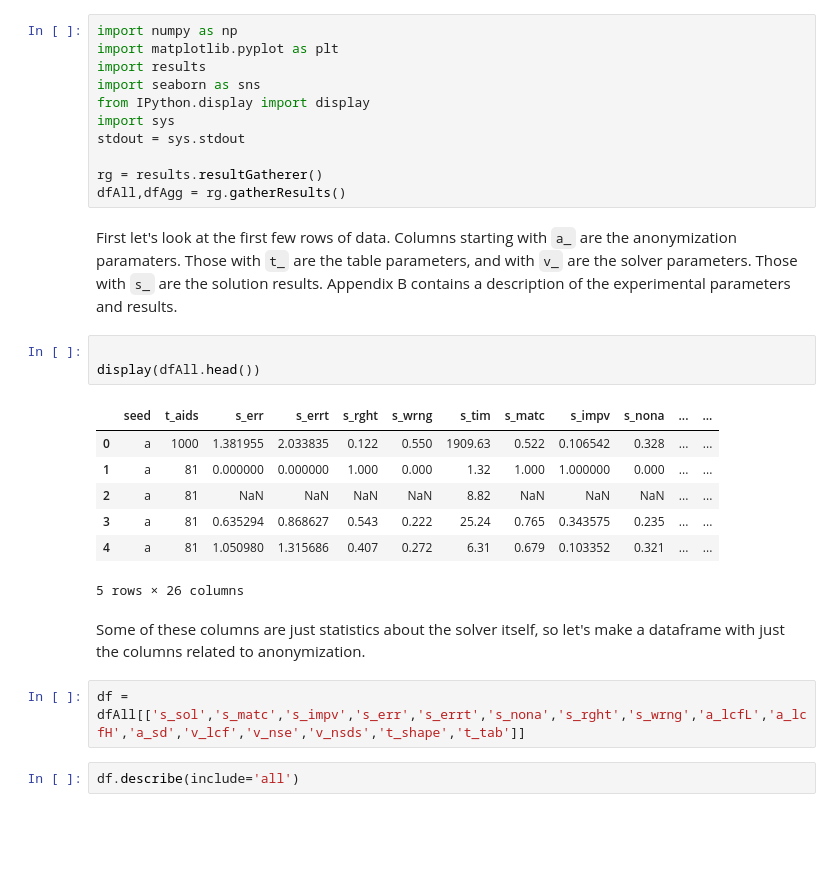
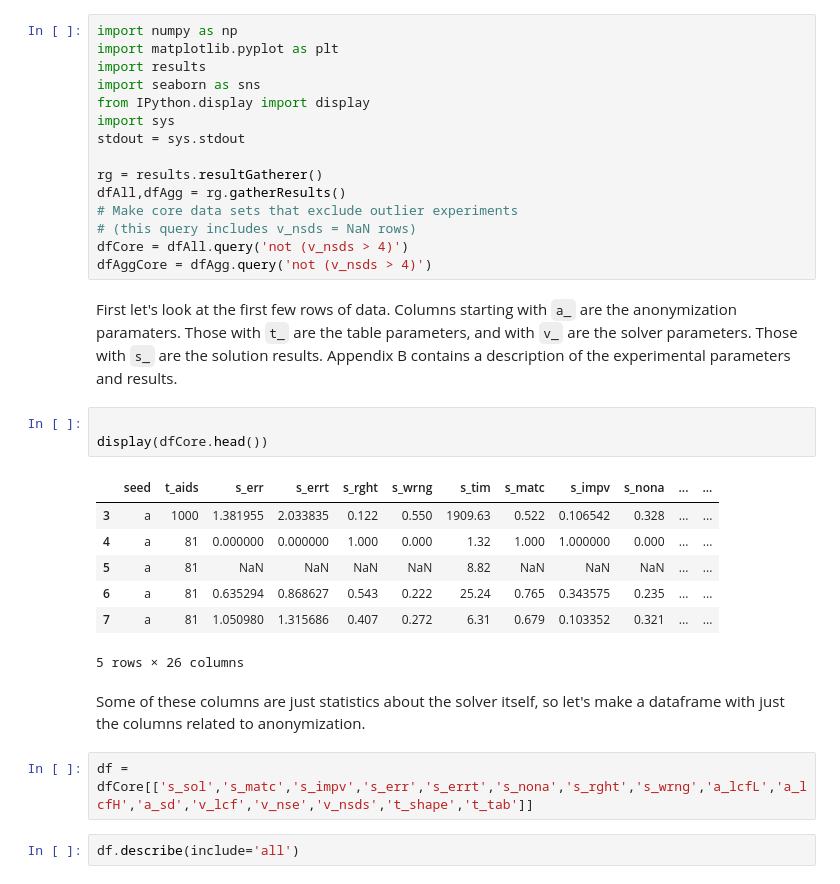
Before and after one commit to iaBIH/attacker, a Jupyter notebook: linearReconstruction/basic.ipynb, the cells around one changed output. Drawn from its saved outputs; the diff is of its cells as text; blank space fills up the shorter version.

```diff
--- a/linearReconstruction/basic.ipynb
+++ b/linearReconstruction/basic.ipynb
@@ -16,23 +16,27 @@ stdout = sys.stdout
 
 rg = results.resultGatherer()
 dfAll,dfAgg = rg.gatherResults()
+# Make core data sets that exclude outlier experiments
+# (this query includes v_nsds = NaN rows)
+dfCore = dfAll.query('not (v_nsds > 4)')
+dfAggCore = dfAgg.query('not (v_nsds > 4)')
 # %% [markdown]
 First let's look at the first few rows of data. Columns starting with `a_` are the anonymization paramaters. Those with `t_` are the table parameters, and with `v_` are the solver parameters. Those with `s_` are the solution results. Appendix B contains a description of the experimental parameters and results.
 # %%
 
-display(dfAll.head())
+display(dfCore.head())
 # %% [output]
 |  | seed | t_aids | s_err | s_errt | s_rght | s_wrng | s_tim | s_matc | s_impv | s_nona | ... | ... |
-| 0 | a | 1000 | 1.381955 | 2.033835 | 0.122 | 0.550 | 1909.63 | 0.522 | 0.106542 | 0.328 | ... | ... |
-| 1 | a | 81 | 0.000000 | 0.000000 | 1.000 | 0.000 | 1.32 | 1.000 | 1.000000 | 0.000 | ... | ... |
-| 2 | a | 81 | NaN | NaN | NaN | NaN | 8.82 | NaN | NaN | NaN | ... | ... |
-| 3 | a | 81 | 0.635294 | 0.868627 | 0.543 | 0.222 | 25.24 | 0.765 | 0.343575 | 0.235 | ... | ... |
-| 4 | a | 81 | 1.050980 | 1.315686 | 0.407 | 0.272 | 6.31 | 0.679 | 0.103352 | 0.321 | ... | ... |
+| 3 | a | 1000 | 1.381955 | 2.033835 | 0.122 | 0.550 | 1909.63 | 0.522 | 0.106542 | 0.328 | ... | ... |
+| 4 | a | 81 | 0.000000 | 0.000000 | 1.000 | 0.000 | 1.32 | 1.000 | 1.000000 | 0.000 | ... | ... |
+| 5 | a | 81 | NaN | NaN | NaN | NaN | 8.82 | NaN | NaN | NaN | ... | ... |
+| 6 | a | 81 | 0.635294 | 0.868627 | 0.543 | 0.222 | 25.24 | 0.765 | 0.343575 | 0.235 | ... | ... |
+| 7 | a | 81 | 1.050980 | 1.315686 | 0.407 | 0.272 | 6.31 | 0.679 | 0.103352 | 0.321 | ... | ... |
 5 rows × 26 columns
 # %% [markdown]
 Some of these columns are just statistics about the solver itself, so let's make a dataframe with just the columns related to anonymization.
 # %%
-df = dfAll[['s_sol','s_matc','s_impv','s_err','s_errt','s_nona','s_rght','s_wrng','a_lcfL','a_lcfH','a_sd','v_lcf','v_nse','v_nsds','t_shape','t_tab']]
+df = dfCore[['s_sol','s_matc','s_impv','s_err','s_errt','s_nona','s_rght','s_wrng','a_lcfL','a_lcfH','a_sd','v_lcf','v_nse','v_nsds','t_shape','t_tab']]
 # %%
 df.describe(include='all')
 # %% [output]
```
Also changed, not shown: parts of 12 cells of this notebook.
